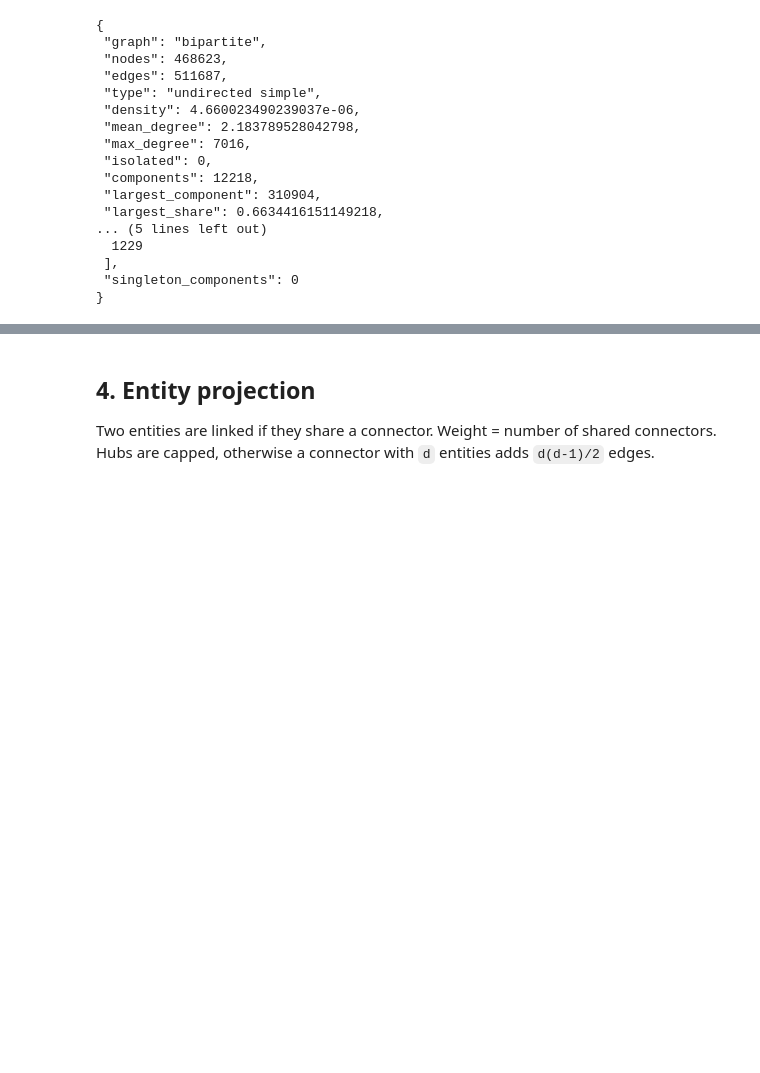
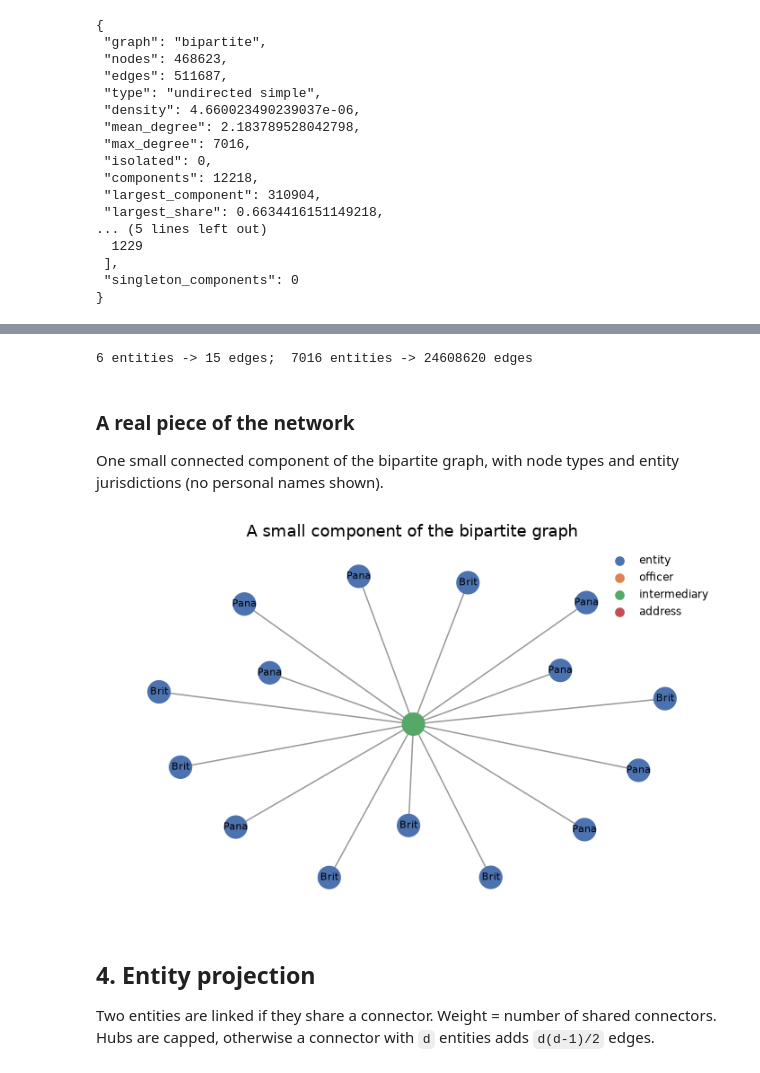
Before and after one commit to achillekrtf/offshore-graph, a Jupyter notebook: notebooks/01_data_and_graph.ipynb, the cells around one changed output, grey strips where cells are left out. Cells and saved outputs as stored; diff of their text form; code cells hidden in the pictures; blank space fills up the shorter version.

```diff
--- a/notebooks/01_data_and_graph.ipynb
+++ b/notebooks/01_data_and_graph.ipynb
@@ -88,3 +240,22 @@ sB = stats(B, "bipartite"); print(json.dumps(sB, indent=1))
+# %%
+print("6 entities ->", 6*5//2, "edges;  7016 entities ->", 7016*7015//2, "edges")
+# %% [output]
+6 entities -> 15 edges;  7016 entities -> 24608620 edges
+# %% [markdown]
+### A real piece of the network
+One small connected component of the bipartite graph, with node types and entity jurisdictions (no personal names shown).
+# %%
+comps = [c for c in nx.connected_components(B) if 14 <= len(c) <= 18]
+sub = B.subgraph(comps[0]); col = {"entity": "#4C72B0", "officer": "#DD8452", "intermediary": "#55A868", "address": "#C44E52"}
+fig, ax = plt.subplots(figsize=(6.5, 4.2))
+pos = nx.spring_layout(sub, seed=3)
+nx.draw(sub, pos, ax=ax, node_color=[col[sub.nodes[n]["kind"]] for n in sub], node_size=260, edge_color="#999")
+nx.draw_networkx_labels(sub, pos, {n: (sub.nodes[n].get("jur") or "")[:4] for n in sub if sub.nodes[n]["kind"] == "entity"}, font_size=7, ax=ax)
+for k, c in col.items(): ax.scatter([], [], c=c, label=k)
+ax.legend(frameon=False, fontsize=8); ax.set_title("A small component of the bipartite graph"); plt.tight_layout()
+plt.savefig(FIG + "01_real_component.png"); plt.show()
+# %% [output]
+[figure, added]
 # %% [markdown]
 ## 4. Entity projection
 Two entities are linked if they share a connector. Weight = number of shared connectors. Hubs are capped, otherwise a connector with `d` entities adds `d(d-1)/2` edges.
```
Also changed, not shown: parts of 11 cells of this notebook, 2 other files.
